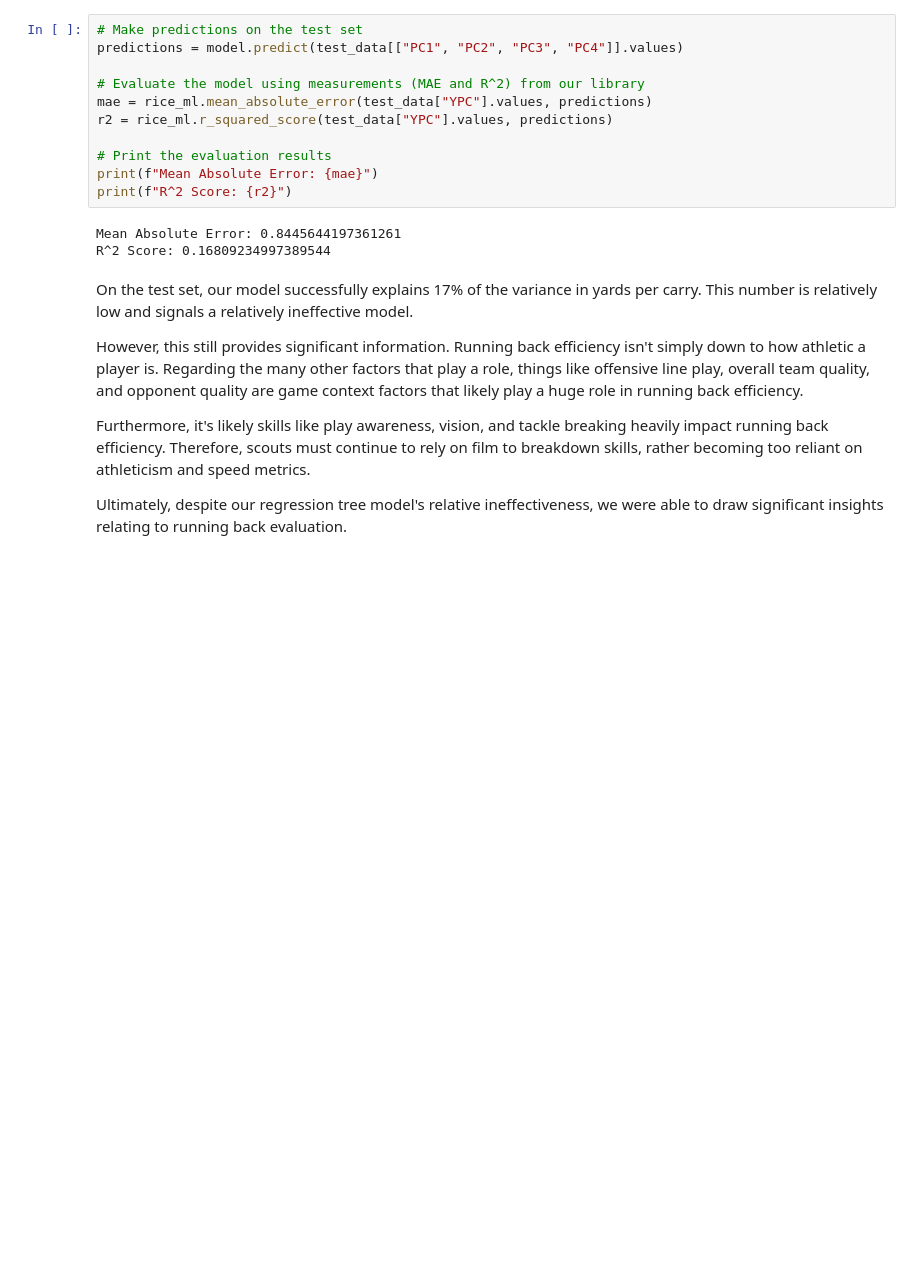
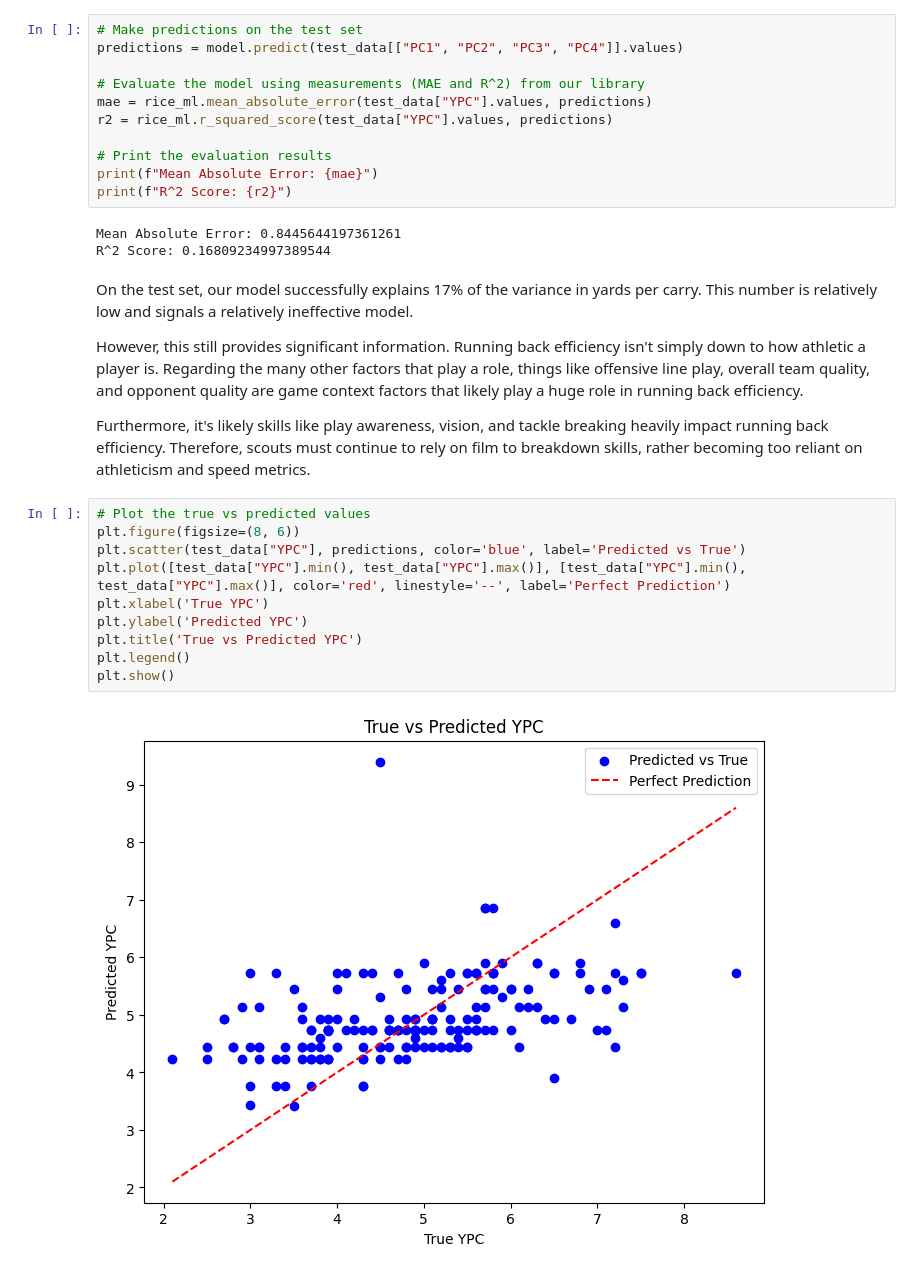
Before and after one commit to maxbasurto17/CMOR438-Project, a Jupyter notebook: examples/regression_tree_example.ipynb, the cells around one changed output. Saved outputs shown, nothing was run; the diff lists cells and outputs as text; blank space fills up the shorter version.

Commit message:
add true vs predicted plot for regression tree

```diff
--- a/examples/regression_tree_example.ipynb
+++ b/examples/regression_tree_example.ipynb
@@ -135,5 +135,15 @@ On the test set, our model successfully explains 17% of the variance in yards pe
 However, this still provides significant information. Running back efficiency isn't simply down to how athletic a player is. Regarding the many other factors that play a role, things like offensive line play, overall team quality, and opponent quality are game context factors that likely play a huge role in running back efficiency.
 
 Furthermore, it's likely skills like play awareness, vision, and tackle breaking heavily impact running back efficiency. Therefore, scouts must continue to rely on film to breakdown skills, rather becoming too reliant on athleticism and speed metrics.
-
-Ultimately, despite our regression tree model's relative ineffectiveness, we were able to draw significant insights relating to running back evaluation.
+# %%
+# Plot the true vs predicted values
+plt.figure(figsize=(8, 6))
+plt.scatter(test_data["YPC"], predictions, color='blue', label='Predicted vs True')
+plt.plot([test_data["YPC"].min(), test_data["YPC"].max()], [test_data["YPC"].min(), test_data["YPC"].max()], color='red', linestyle='--', label='Perfect Prediction')
+plt.xlabel('True YPC')
+plt.ylabel('Predicted YPC')
+plt.title('True vs Predicted YPC')
+plt.legend()
+plt.show()
+# %% [output]
+[figure, added]
```
Also changed, not shown: parts of 1 cell of this notebook.
